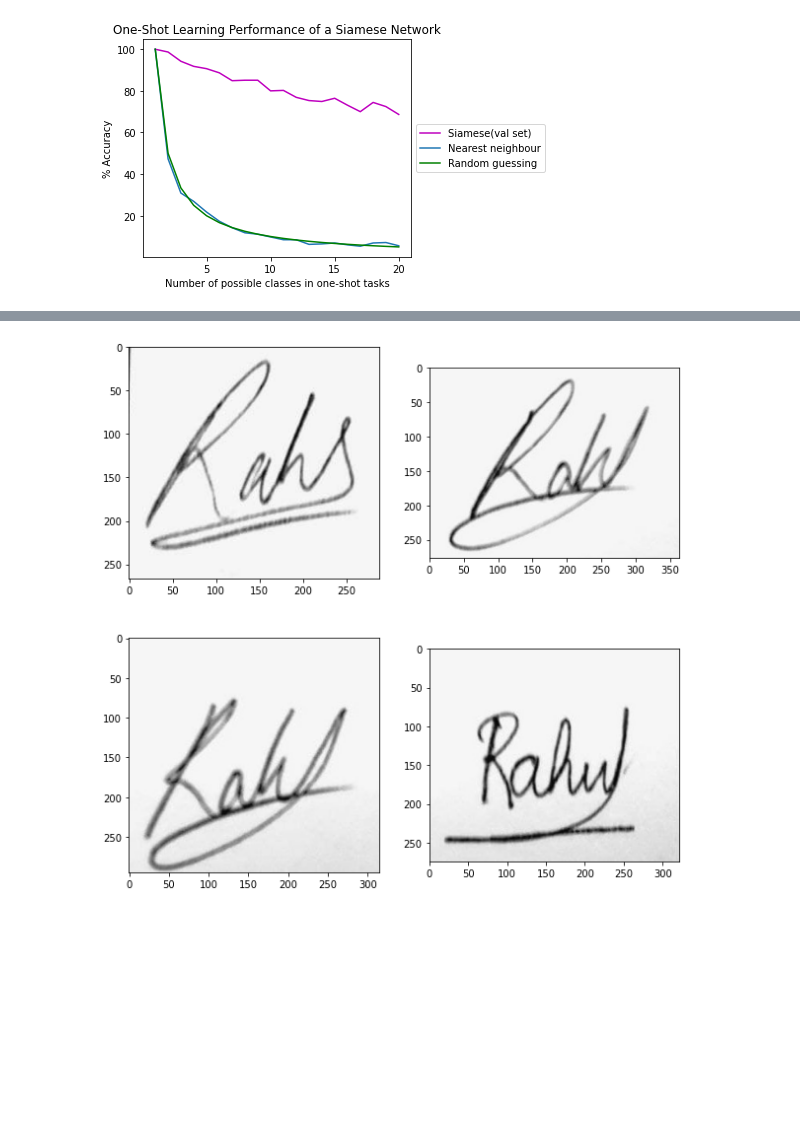
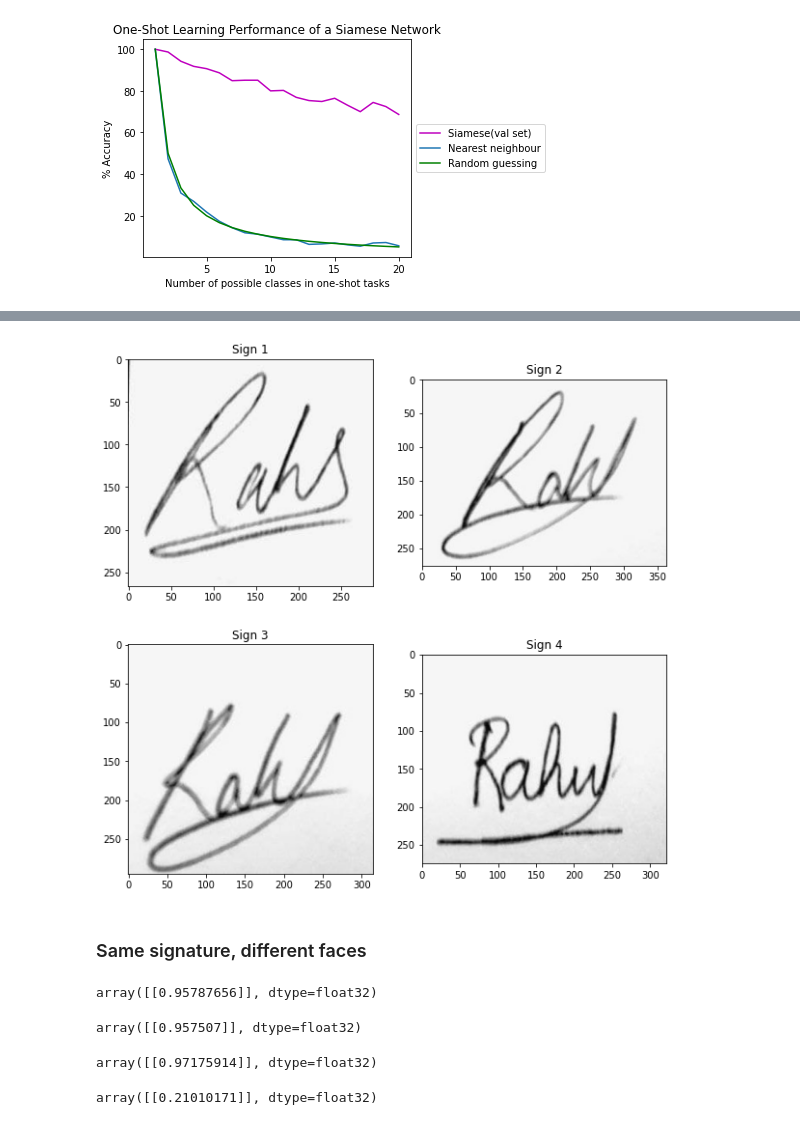
Before and after one commit to rahulsnkr/multimodal-siamese-neural-network, a Jupyter notebook: main.ipynb, the cells around one changed output, grey strips where cells are left out. Saved outputs shown, nothing was run; the diff lists cells and outputs as text; code cells hidden in the pictures; blank space fills up the shorter version.

```diff
--- a/main.ipynb
+++ b/main.ipynb
@@ -406,15 +409,37 @@ plt.show()
 # %%
 fig = plt.figure(figsize=(10, 10))
 columns = 2
 rows = 2
-fig.add_subplot(2, 2, 1)
+ax = fig.add_subplot(2, 2, 1)
+ax.title.set_text('Sign 1')
 plt.imshow(cv2.cvtColor(sign_img1, cv2.COLOR_BGR2RGB))
-fig.add_subplot(2, 2, 2)
+ax = fig.add_subplot(2, 2, 2)
+ax.title.set_text('Sign 2')
 plt.imshow(cv2.cvtColor(sign_img2, cv2.COLOR_BGR2RGB))
-fig.add_subplot(2, 2, 3)
+ax = fig.add_subplot(2, 2, 3)
+ax.title.set_text('Sign 3')
 plt.imshow(cv2.cvtColor(sign_img3, cv2.COLOR_BGR2RGB))
-fig.add_subplot(2, 2, 4)
+ax = fig.add_subplot(2, 2, 4)
+ax.title.set_text('Sign 4')
 plt.imshow(cv2.cvtColor(sign_img4, cv2.COLOR_BGR2RGB))
 plt.show()
 # %% [output]
-[figure, old version]
+[figure, new version]
+# %% [markdown]
+### Same signature, different faces
+# %%
+model.predict([preprocess_imgs(face_img1, sign_img1), preprocess_imgs(face_img1, sign_img1)])
+# %% [output]
+array([[0.95787656]], dtype=float32)
+# %%
+model.predict([preprocess_imgs(face_img1, sign_img1), preprocess_imgs(face_img2, sign_img1)])
+# %% [output]
+array([[0.957507]], dtype=float32)
+# %%
+model.predict([preprocess_imgs(face_img1, sign_img1), preprocess_imgs(face_img3, sign_img1)])
+# %% [output]
+array([[0.97175914]], dtype=float32)
+# %%
+model.predict([preprocess_imgs(face_img1, sign_img1), preprocess_imgs(face_img4, sign_img1)])
+# %% [output]
+array([[0.21010171]], dtype=float32)
```
Also changed, not shown: parts of 19 cells of this notebook, 2 other files.
